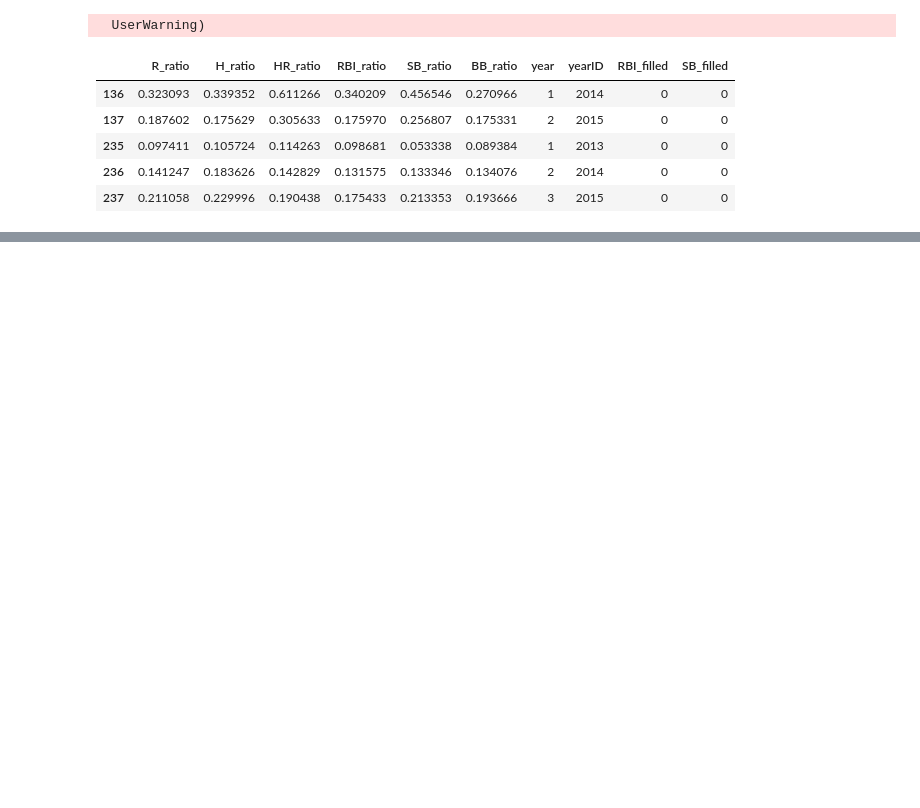
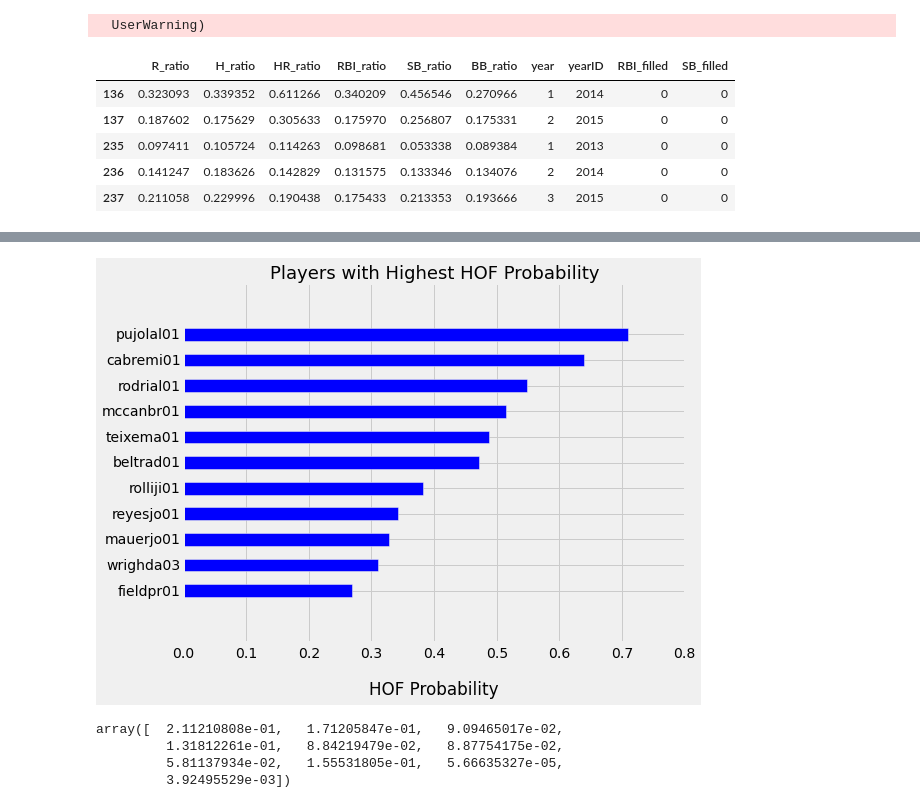
Before and after one commit to apyeh/BaseballHOF, a Jupyter notebook: notebooks/Test_Model_v1.ipynb, the cells around one changed output, grey strips where cells are left out. Cells and saved outputs as stored; diff of their text form; code cells hidden in the pictures; blank space fills up the shorter version.

```diff
--- a/notebooks/Test_Model_v1.ipynb
+++ b/notebooks/Test_Model_v1.ipynb
@@ -59,0 +524,20 @@ array(['alcanar01', 'alcanar01', 'alcanar01', ..., 'alcanar01',
+# %%
+index = np.arange(len(predicted_hof_active_df_mean))
+
+with plt.style.context('fivethirtyeight'):
+    plt.figure(figsize=(8,6))
+    plt.barh(index -.25, predicted_hof_active_df_mean['prob'], height=0.5)
+    plt.title('Players with Highest HOF Probability', fontsize=18)
+    labels = predicted_hof_active_df_mean.index
+    plt.yticks(index, labels)
+    plt.xlabel('HOF Probability', labelpad=20)
+    plt.show()
+# %% [output]
+[figure, added]
+# %%
+rf03e2.feature_importances_
+# %% [output]
+array([  2.11210808e-01,   1.71205847e-01,   9.09465017e-02,
+         1.31812261e-01,   8.84219479e-02,   8.87754175e-02,
+         5.81137934e-02,   1.55531805e-01,   5.66635327e-05,
+         3.92495529e-03])
```
Also changed, not shown: parts of 95 cells of this notebook.
